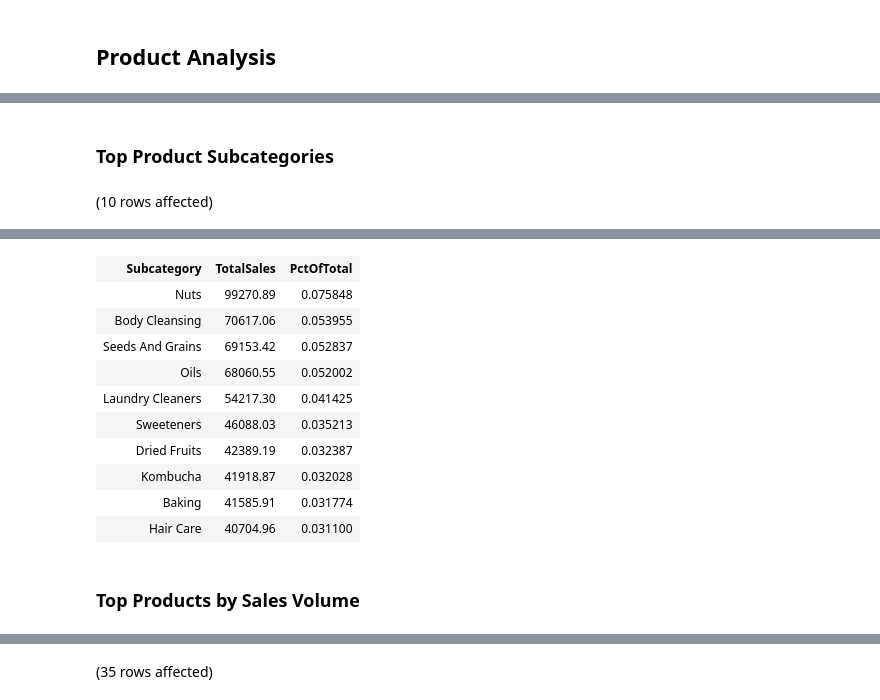
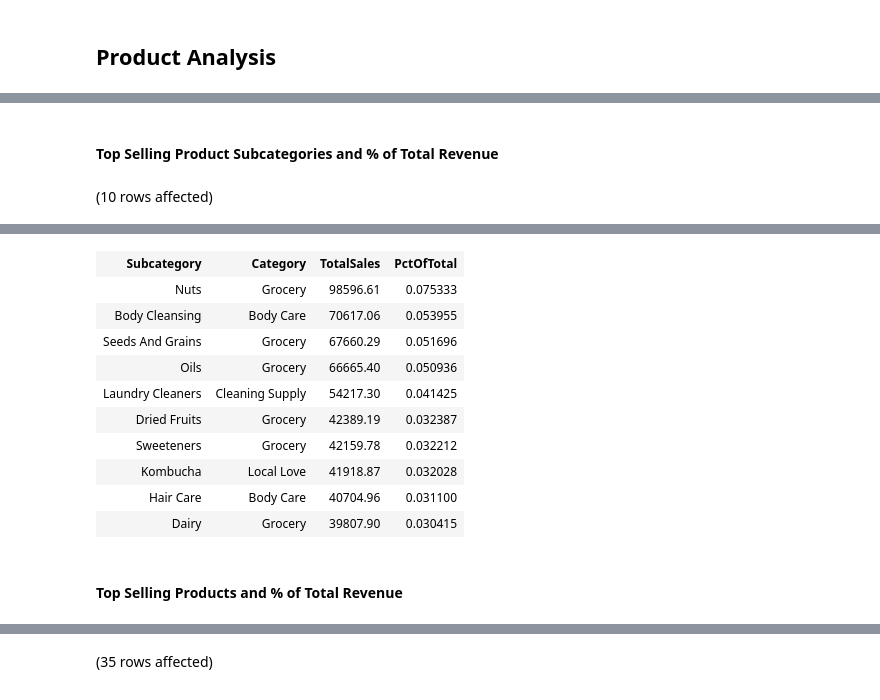
Before and after one commit to msemilyadler/BulkGrocery, a Jupyter notebook: BulkGrocery Data Exploration.ipynb, the cells around one changed output, grey strips where cells are left out. Cells and saved outputs as stored; diff of their text form; code cells hidden in the pictures.

```diff
--- a/BulkGrocery Data Exploration.ipynb
+++ b/BulkGrocery Data Exploration.ipynb
@@ -307,10 +308,11 @@ Total execution time: 00:00:00.142
 | Grab & Go | 8398.09 | 0.006416 |
 | Gift Card | 5014.71 | 0.003831 |
 # %% [markdown]
-### Top Product Subcategories
+#### Top Selling Product Subcategories and % of Total Revenue
 # %%
 SELECT TOP (10)
     sc.Subcategory,
+    c.Category,
     SUM(l.SaleAmount) AS TotalSales,
     SUM(l.SaleAmount)/
         (SELECT SUM(l.SaleAmount)
@@ -324,7 +326,7 @@ FROM SalesOrderLines AS l
     JOIN DimCategory AS c
     ON sc.CategoryID = c.CategoryID
 
-GROUP BY sc.Subcategory
+GROUP BY sc.Subcategory, c.Category
 ORDER BY SUM(l.SaleAmount) DESC
 # %% [output]
 (10 rows affected)
@@ -332,16 +334,16 @@ Total execution time: 00:00:00.168
-| Subcategory | TotalSales | PctOfTotal |
-| Nuts | 99270.89 | 0.075848 |
-| Body Cleansing | 70617.06 | 0.053955 |
-| Seeds And Grains | 69153.42 | 0.052837 |
-| Oils | 68060.55 | 0.052002 |
-| Laundry Cleaners | 54217.30 | 0.041425 |
-| Sweeteners | 46088.03 | 0.035213 |
-| Dried Fruits | 42389.19 | 0.032387 |
-| Kombucha | 41918.87 | 0.032028 |
-| Baking | 41585.91 | 0.031774 |
-| Hair Care | 40704.96 | 0.031100 |
+| Subcategory | Category | TotalSales | PctOfTotal |
+| Nuts | Grocery | 98596.61 | 0.075333 |
+| Body Cleansing | Body Care | 70617.06 | 0.053955 |
+| Seeds And Grains | Grocery | 67660.29 | 0.051696 |
+| Oils | Grocery | 66665.40 | 0.050936 |
+| Laundry Cleaners | Cleaning Supply | 54217.30 | 0.041425 |
+| Dried Fruits | Grocery | 42389.19 | 0.032387 |
+| Sweeteners | Grocery | 42159.78 | 0.032212 |
+| Kombucha | Local Love | 41918.87 | 0.032028 |
+| Hair Care | Body Care | 40704.96 | 0.031100 |
+| Dairy | Grocery | 39807.90 | 0.030415 |
-# %% [markdown]
-### Top Products by Sales Volume
+# %% [markdown]
+#### Top Selling Products and % of Total Revenue
 # %%
 SELECT TOP(20)
     p.ProductName,
```
Also changed, not shown: parts of 19 cells of this notebook, 9 other files.
